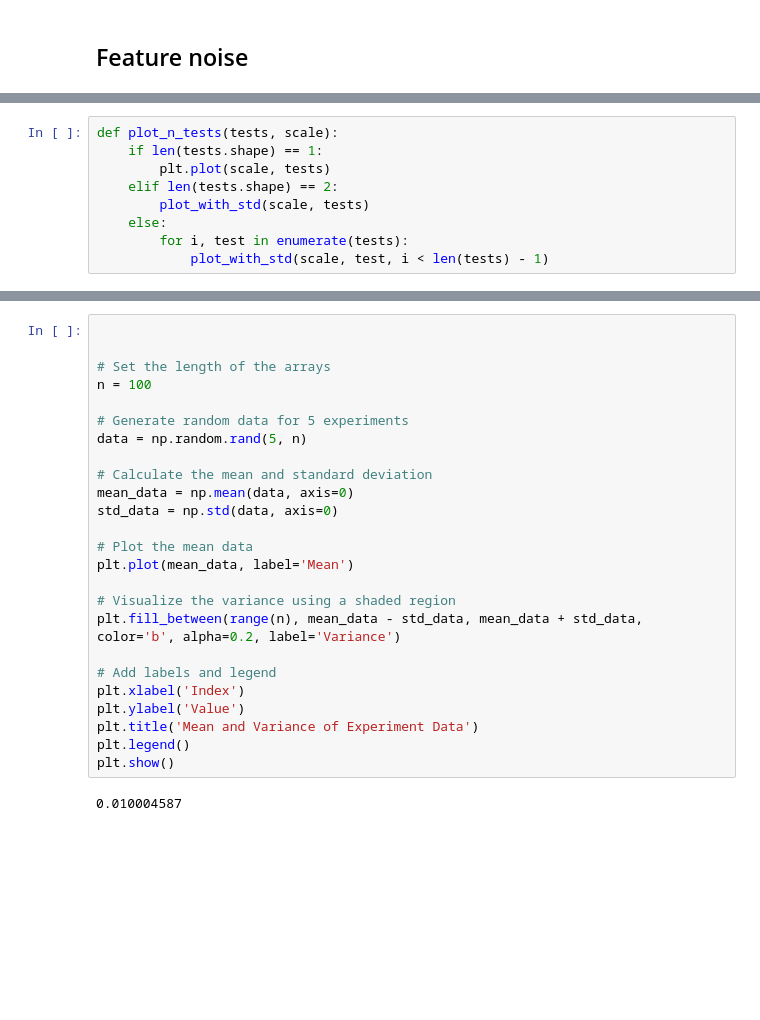
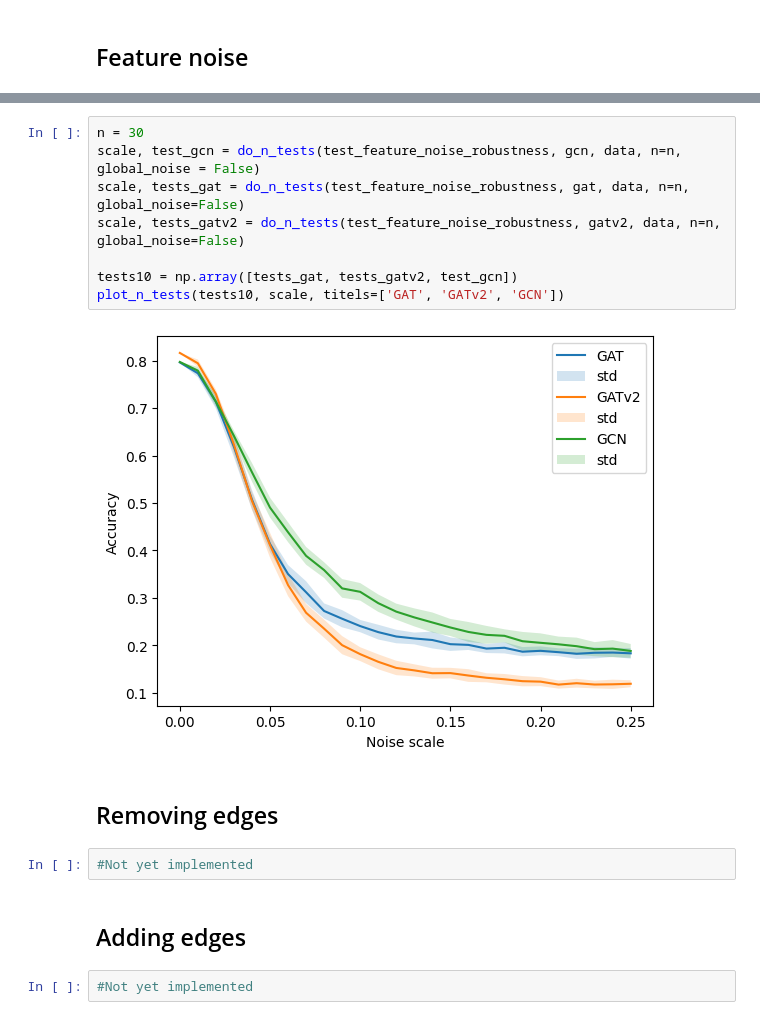
Before and after one commit to KarlRisager/ATDL_A3, a Jupyter notebook: workerNB.ipynb, the cells around one changed output, grey strips where cells are left out. Cells and saved outputs as stored; diff of their text form; blank space fills up the shorter version.

```diff
--- a/workerNB.ipynb
+++ b/workerNB.ipynb
@@ -223,9 +168,0 @@ def plot_with_std(scale, tests, more_plots_coming=False):
-# %%
-def plot_n_tests(tests, scale):
-    if len(tests.shape) == 1:
-        plt.plot(scale, tests)
-    elif len(tests.shape) == 2:
-        plot_with_std(scale, tests)
-    else:
-        for i, test in enumerate(tests):
-            plot_with_std(scale, test, i < len(tests) - 1)
@@ -256,27 +169,18 @@ plt.show()
-# %%
-
-
-# Set the length of the arrays
-n = 100
-
-# Generate random data for 5 experiments
-data = np.random.rand(5, n)
-
-# Calculate the mean and standard deviation
-mean_data = np.mean(data, axis=0)
-std_data = np.std(data, axis=0)
-
-# Plot the mean data
-plt.plot(mean_data, label='Mean')
-
-# Visualize the variance using a shaded region
-plt.fill_between(range(n), mean_data - std_data, mean_data + std_data, color='b', alpha=0.2, label='Variance')
-
-# Add labels and legend
-plt.xlabel('Index')
-plt.ylabel('Value')
-plt.title('Mean and Variance of Experiment Data')
-plt.legend()
-plt.show()
-# %% [output]
-0.010004587
+# %%
+n = 30
+scale, test_gcn = do_n_tests(test_feature_noise_robustness, gcn, data, n=n, global_noise = False)
+scale, tests_gat = do_n_tests(test_feature_noise_robustness, gat, data, n=n, global_noise=False)
+scale, tests_gatv2 = do_n_tests(test_feature_noise_robustness, gatv2, data, n=n, global_noise=False)
+
+tests10 = np.array([tests_gat, tests_gatv2, test_gcn])
+plot_n_tests(tests10, scale, titels=['GAT', 'GATv2', 'GCN'])
+# %% [output]
+[figure, added]
+# %% [markdown]
+## Removing edges
+# %%
+#Not yet implemented
+# %% [markdown]
+## Adding edges
+# %%
+#Not yet implemented
```
Also changed, not shown: parts of 14 cells of this notebook, 1 other file.
